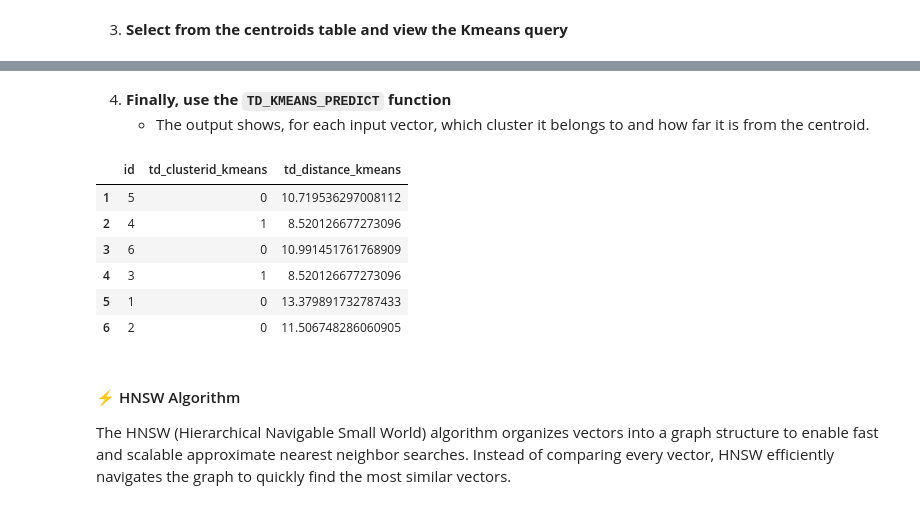
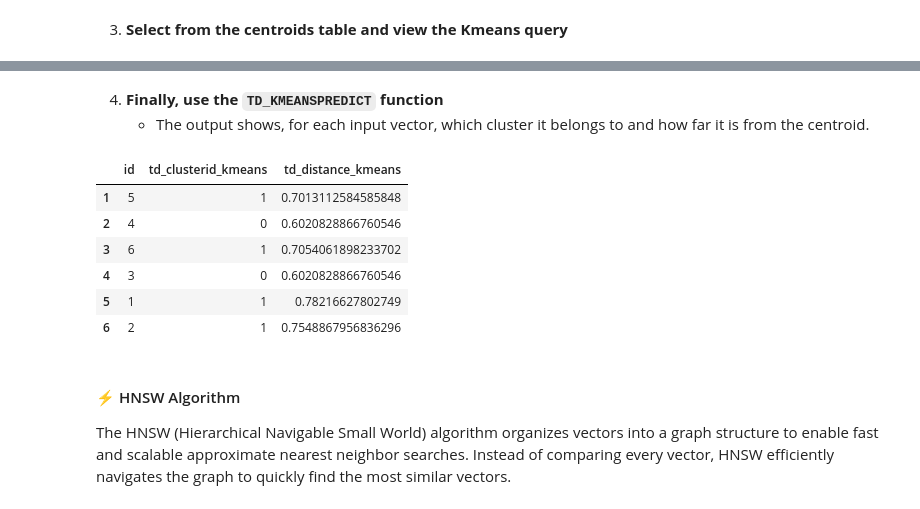
Before and after one commit to Teradata/vector-store-examples, a Jupyter notebook: Vector_Store_Enablement_SQL/Vector_Store_Getting_Started_SQL.ipynb, the cells around one changed output, grey strips where cells are left out. Cells and saved outputs as stored; diff of their text form; code cells hidden in the pictures.

```diff
--- a/Vector_Store_Enablement_SQL/Vector_Store_Getting_Started_SQL.ipynb
+++ b/Vector_Store_Enablement_SQL/Vector_Store_Getting_Started_SQL.ipynb
@@ -490,22 +517,22 @@ SELECT * FROM kmeans_centroids;
 # %% [markdown]
-4. **Finally, use the `TD_KMEANS_PREDICT` function**
+4. **Finally, use the `TD_KMEANSPREDICT` function**
     - The output shows, for each input vector, which cluster it belongs to and how far it is from the centroid.
 # %%
 SELECT * FROM TD_KMeansPredict (
-ON text_embeddings AS InputTable
+ON text_embeddings_normalized AS InputTable
 ON kmeans_centroids AS ModelTable DIMENSION
 USING
 OutputDistance('true')
 -- Accumulate('id', 'text')
 )AS dt
 # %% [output]
 |  | id | td_clusterid_kmeans | td_distance_kmeans |
-| 1 | 5 | 0 | 10.719536297008112 |
-| 2 | 4 | 1 | 8.520126677273096 |
-| 3 | 6 | 0 | 10.991451761768909 |
-| 4 | 3 | 1 | 8.520126677273096 |
-| 5 | 1 | 0 | 13.379891732787433 |
-| 6 | 2 | 0 | 11.506748286060905 |
+| 1 | 5 | 1 | 0.7013112584585848 |
+| 2 | 4 | 0 | 0.6020828866760546 |
+| 3 | 6 | 1 | 0.7054061898233702 |
+| 4 | 3 | 0 | 0.6020828866760546 |
+| 5 | 1 | 1 | 0.78216627802749 |
+| 6 | 2 | 1 | 0.7548867956836296 |
 # %% [markdown]
 #### ⚡ HNSW Algorithm
 
```
Also changed, not shown: parts of 15 cells of this notebook.
